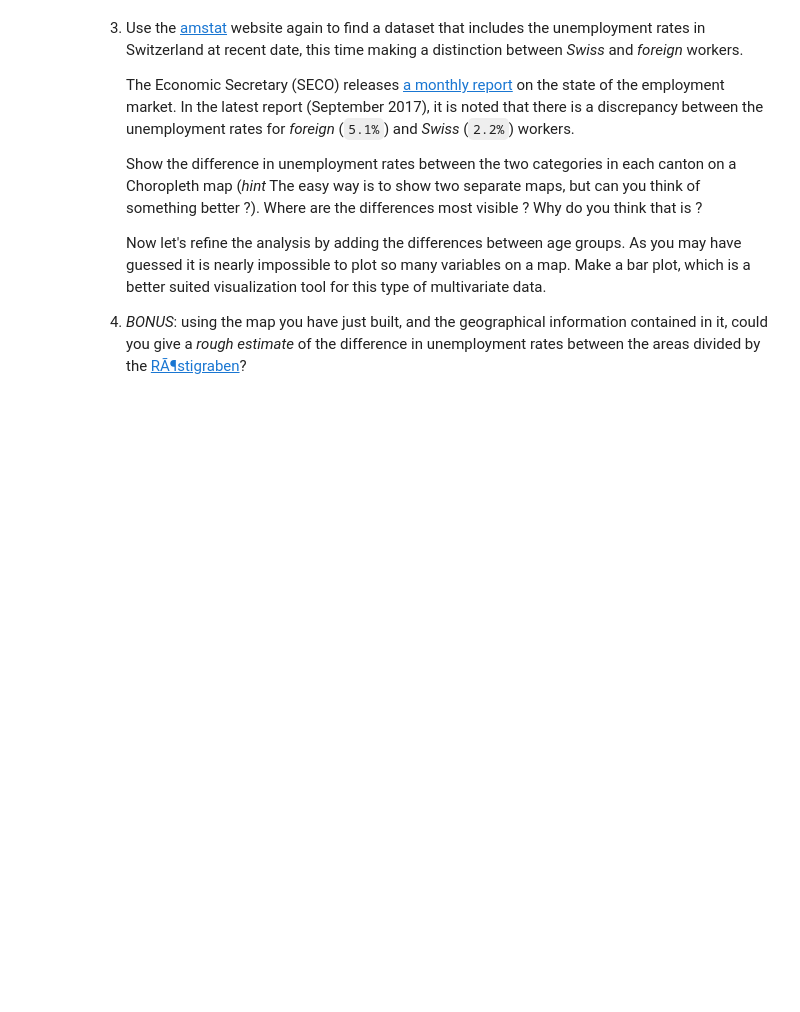
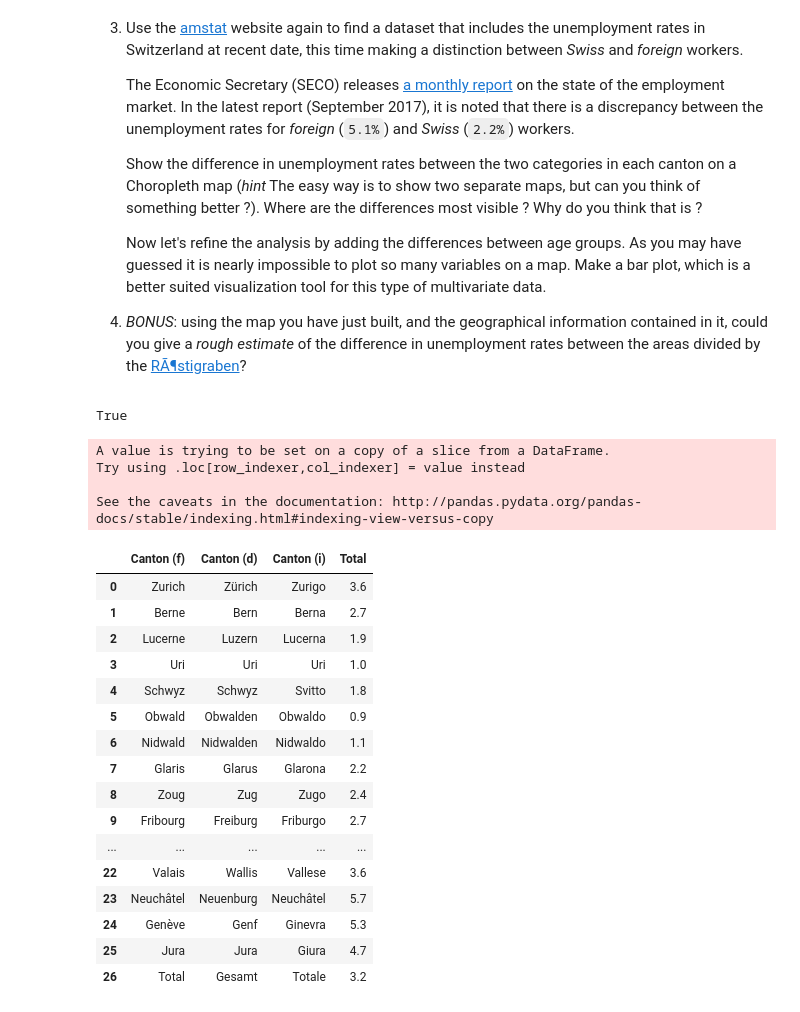
Before and after one commit to sbeuret/ADAProject_Bacsa_Beuret_Santarelli, a Jupyter notebook: 03 - Interactive Viz/Homework3.ipynb, the cells around one changed output. Saved outputs shown, nothing was run; the diff lists cells and outputs as text; code cells hidden in the pictures; blank space fills up the shorter version.

```diff
--- a/03 - Interactive Viz/Homework3.ipynb
+++ b/03 - Interactive Viz/Homework3.ipynb
@@ -53,3 +53,53 @@ These will be used as an overlay on the Folium maps.
    Now let's refine the analysis by adding the differences between age groups. As you may have guessed it is nearly impossible to plot so many variables on a map. Make a bar plot, which is a better suited visualization tool for this type of multivariate data.
 
 4. *BONUS*: using the map you have just built, and the geographical information contained in it, could you give a *rough estimate* of the difference in unemployment rates between the areas divided by the [RÃ¶stigraben](https://en.wikipedia.org/wiki/R%C3%B6stigraben)?
+# %%
+import os
+import pandas as pd
+import json
+import folium
+import branca
+folium.__version__ == '0.5.0'
+# %% [output]
+True
+# %%
+swiss_2017_f = pd.read_csv('Data/2_1 Taux de chômage.csv',header=1,quotechar='"',encoding='utf-16le')
+swiss_2017_d = pd.read_csv('Data/2_1 Arbeitslosenquoten.csv',header=1,quotechar='"',encoding='utf-16le')
+swiss_2017_i = pd.read_csv('Data/2_1 Tasso di disoccupazione.csv',header=1,quotechar='"',encoding='utf-16le')
+swiss_2017_f.drop('Mois',1, inplace=True)
+swiss_2017_d.drop('Monat',1, inplace=True)
+swiss_2017_i.drop('mese',1, inplace=True)
+swiss_2017_f.drop(0,0, inplace=True)
+swiss_2017_d.drop(0,0, inplace=True)
+swiss_2017_i.drop(0,0, inplace=True)
+# %%
+swiss_2017 = swiss_2017_f
+swiss_2017.rename(columns={'Canton':'Canton (f)'},inplace=True)
+swiss_2017['Canton (d)']=swiss_2017_d['Kanton']
+swiss_2017['Canton (i)']=swiss_2017_i['Cantone']
+swiss_2017 = swiss_2017[['Canton (f)','Canton (d)','Canton (i)','Total']]
+swiss_2017['Total']=swiss_2017['Total'].astype(float)
+swiss_2017.reset_index(drop=True,inplace=True)
+swiss_2017
+# %% [output]
+A value is trying to be set on a copy of a slice from a DataFrame.
+Try using .loc[row_indexer,col_indexer] = value instead
+
+See the caveats in the documentation: http://pandas.pydata.org/pandas-docs/stable/indexing.html#indexing-view-versus-copy
+|  | Canton (f) | Canton (d) | Canton (i) | Total |
+| 0 | Zurich | Zürich | Zurigo | 3.6 |
+| 1 | Berne | Bern | Berna | 2.7 |
+| 2 | Lucerne | Luzern | Lucerna | 1.9 |
+| 3 | Uri | Uri | Uri | 1.0 |
+| 4 | Schwyz | Schwyz | Svitto | 1.8 |
+| 5 | Obwald | Obwalden | Obwaldo | 0.9 |
+| 6 | Nidwald | Nidwalden | Nidwaldo | 1.1 |
+| 7 | Glaris | Glarus | Glarona | 2.2 |
+| 8 | Zoug | Zug | Zugo | 2.4 |
+| 9 | Fribourg | Freiburg | Friburgo | 2.7 |
+| ... | ... | ... | ... | ... |
+| 22 | Valais | Wallis | Vallese | 3.6 |
+| 23 | Neuchâtel | Neuenburg | Neuchâtel | 5.7 |
+| 24 | Genève | Genf | Ginevra | 5.3 |
+| 25 | Jura | Jura | Giura | 4.7 |
+| 26 | Total | Gesamt | Totale | 3.2 |
```
Also changed, not shown: parts of 5 cells of this notebook, 4 other files.
